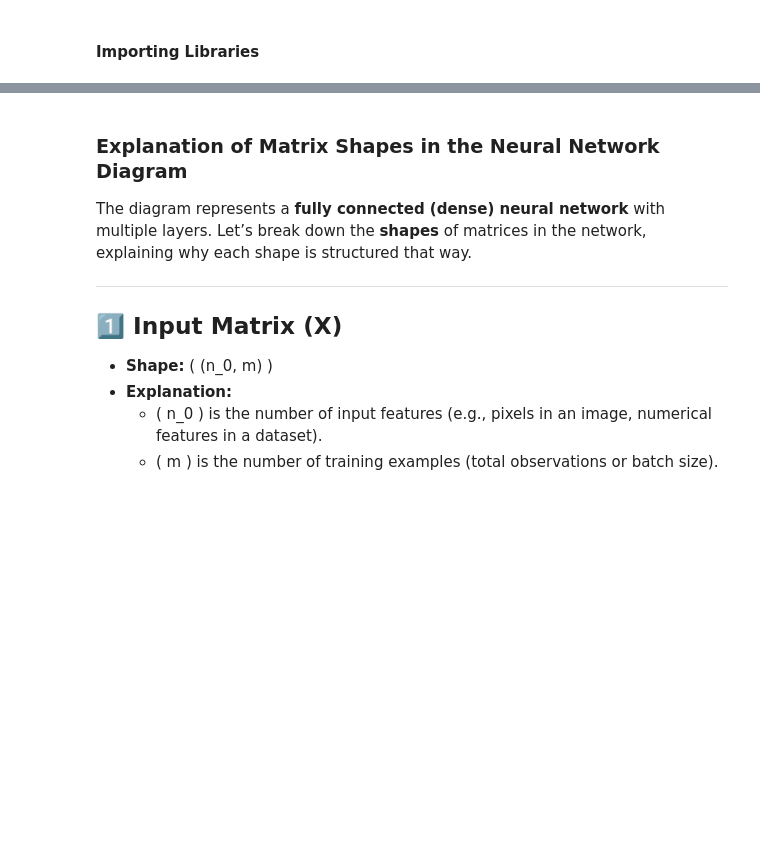
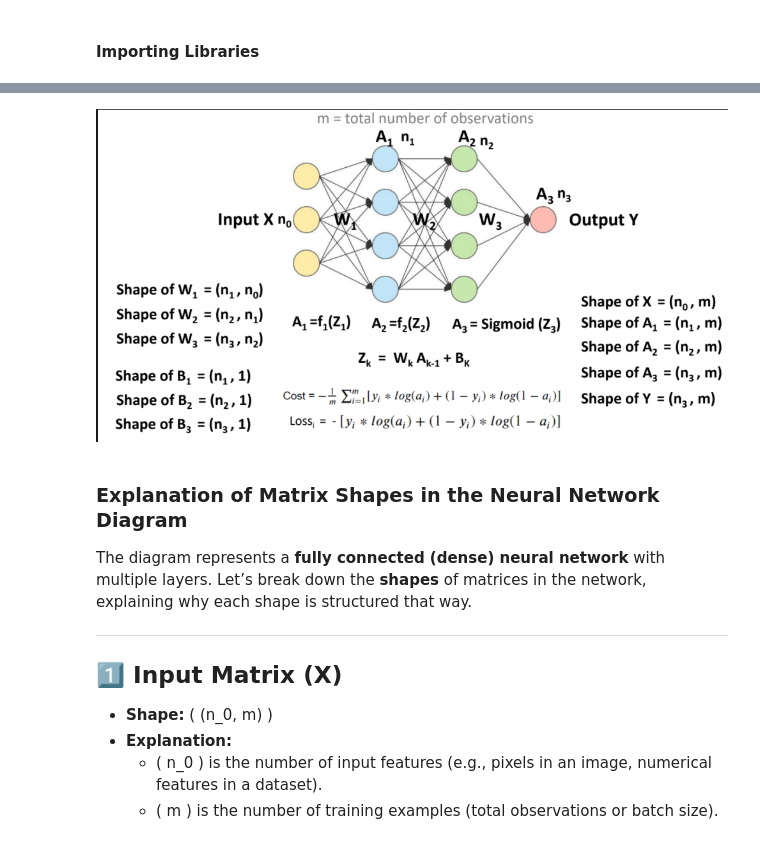
Before and after one commit to polachandu/Neural-Network-Multiclass-classification, a Jupyter notebook: Hand Written Digit Recognition with Neural Networks.ipynb, the cells around one changed output, grey strips where cells are left out. Cells and saved outputs as stored; diff of their text form; code cells hidden in the pictures; blank space fills up the shorter version.

Commit message:
Kaggle Notebook | Neural Network Multiclass classification with Soft | Version 15

```diff
--- a/Hand Written Digit Recognition with Neural Networks.ipynb
+++ b/Hand Written Digit Recognition with Neural Networks.ipynb
@@ -9,3 +7,8 @@ import random
+# %%
+from IPython.display import Image
+Image("/kaggle/input/neural-network-image/image.png")
+# %% [output]
+[figure, added]
 # %% [markdown]
 ### **Explanation of Matrix Shapes in the Neural Network Diagram**
 
```
Also changed, not shown: parts of 6 cells of this notebook.
